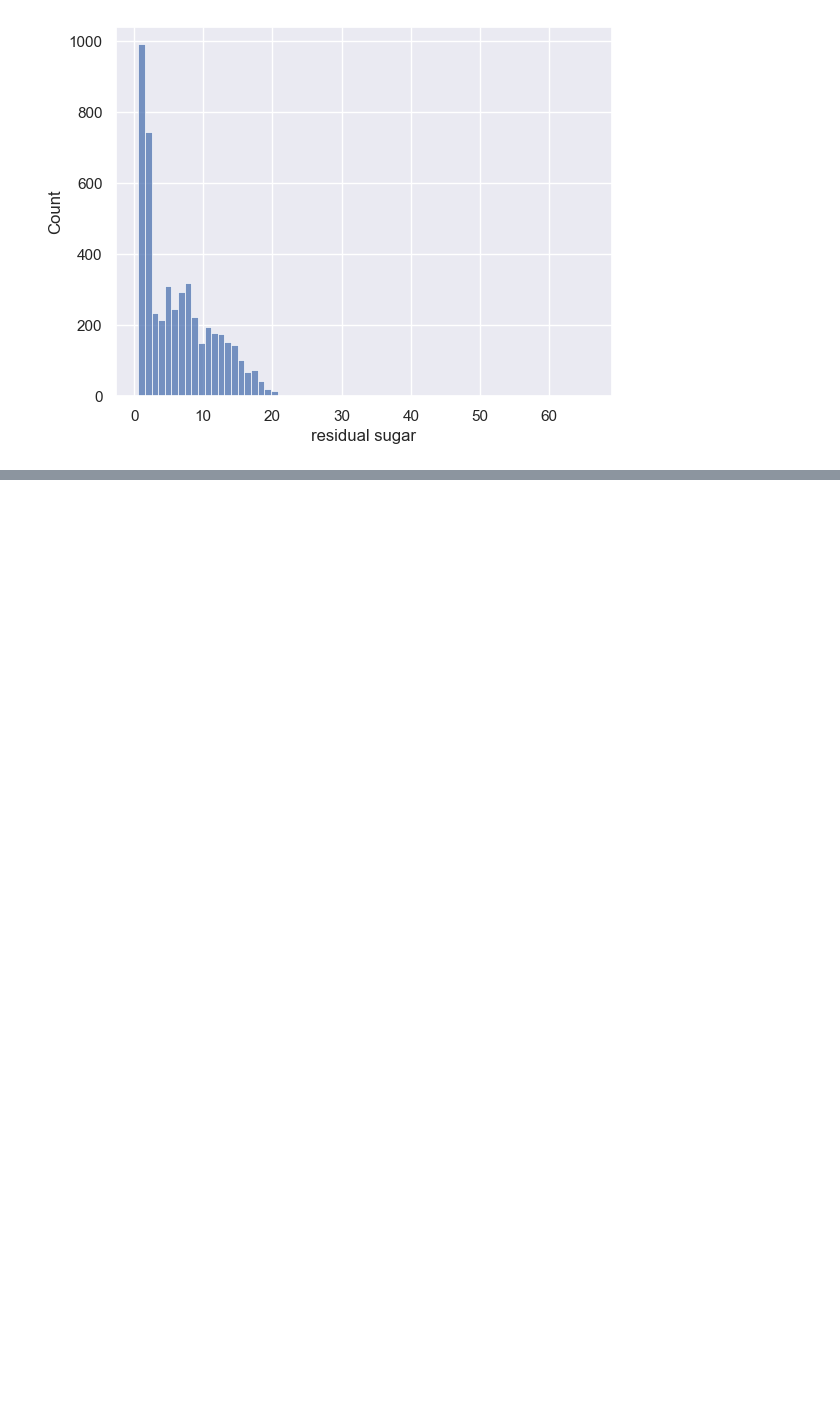
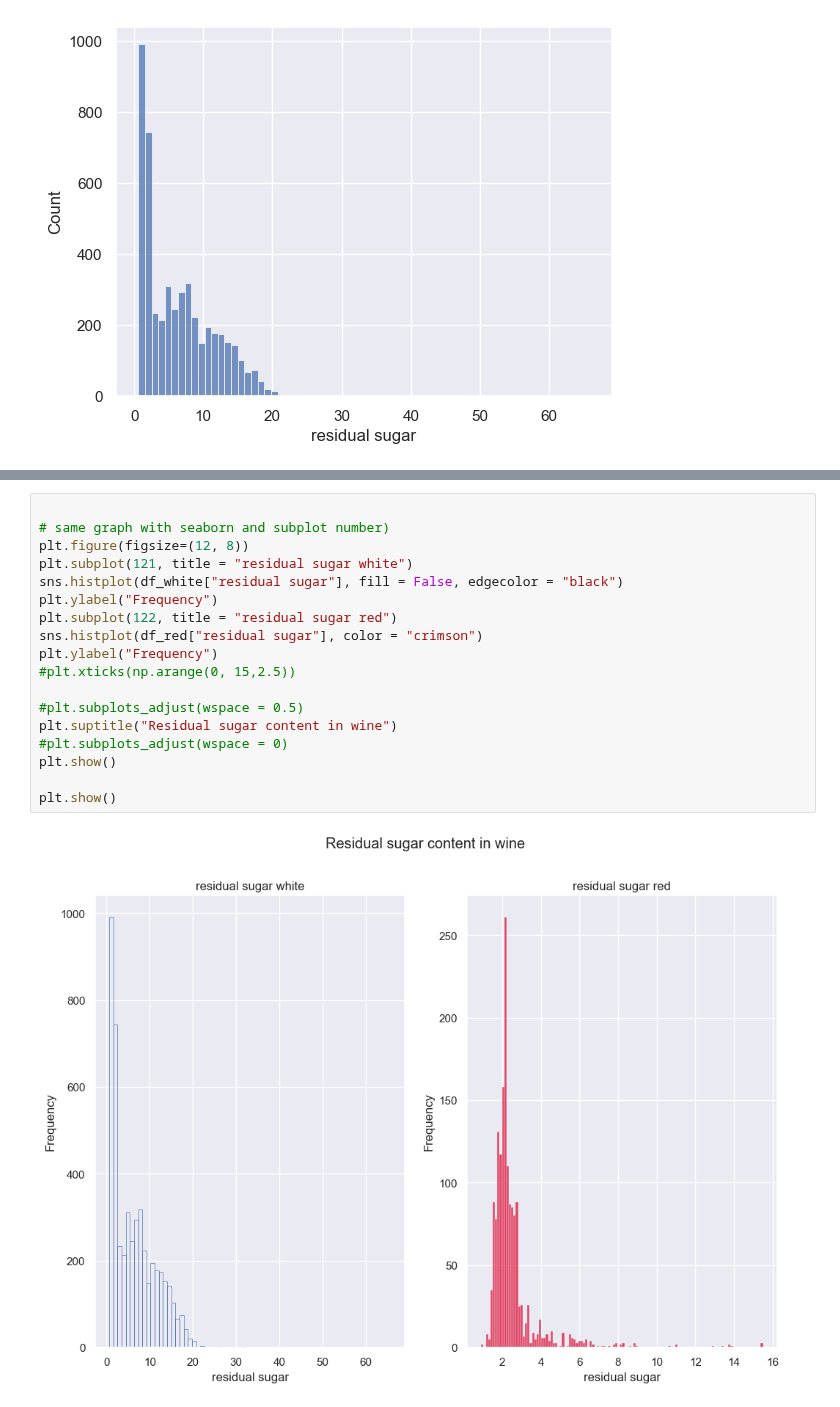
Before and after one commit to satomi26/Project-2, a Jupyter notebook: wine_2.ipynb, the cells around one changed output, grey strips where cells are left out. Cells and saved outputs as stored; diff of their text form; blank space fills up the shorter version.

```diff
--- a/wine_2.ipynb
+++ b/wine_2.ipynb
@@ -133,0 +141,20 @@ plt.show()
+# %%
+
+# same graph with seaborn and subplot number)
+plt.figure(figsize=(12, 8))
+plt.subplot(121, title = "residual sugar white")
+sns.histplot(df_white["residual sugar"], fill = False, edgecolor = "black")
+plt.ylabel("Frequency")
+plt.subplot(122, title = "residual sugar red")
+sns.histplot(df_red["residual sugar"], color = "crimson")
+plt.ylabel("Frequency")
+#plt.xticks(np.arange(0, 15,2.5))
+
+#plt.subplots_adjust(wspace = 0.5)
+plt.suptitle("Residual sugar content in wine")
+#plt.subplots_adjust(wspace = 0)
+plt.show()
+
+plt.show()
+# %% [output]
+[figure, added]
```
Also changed, not shown: parts of 8 cells of this notebook.
